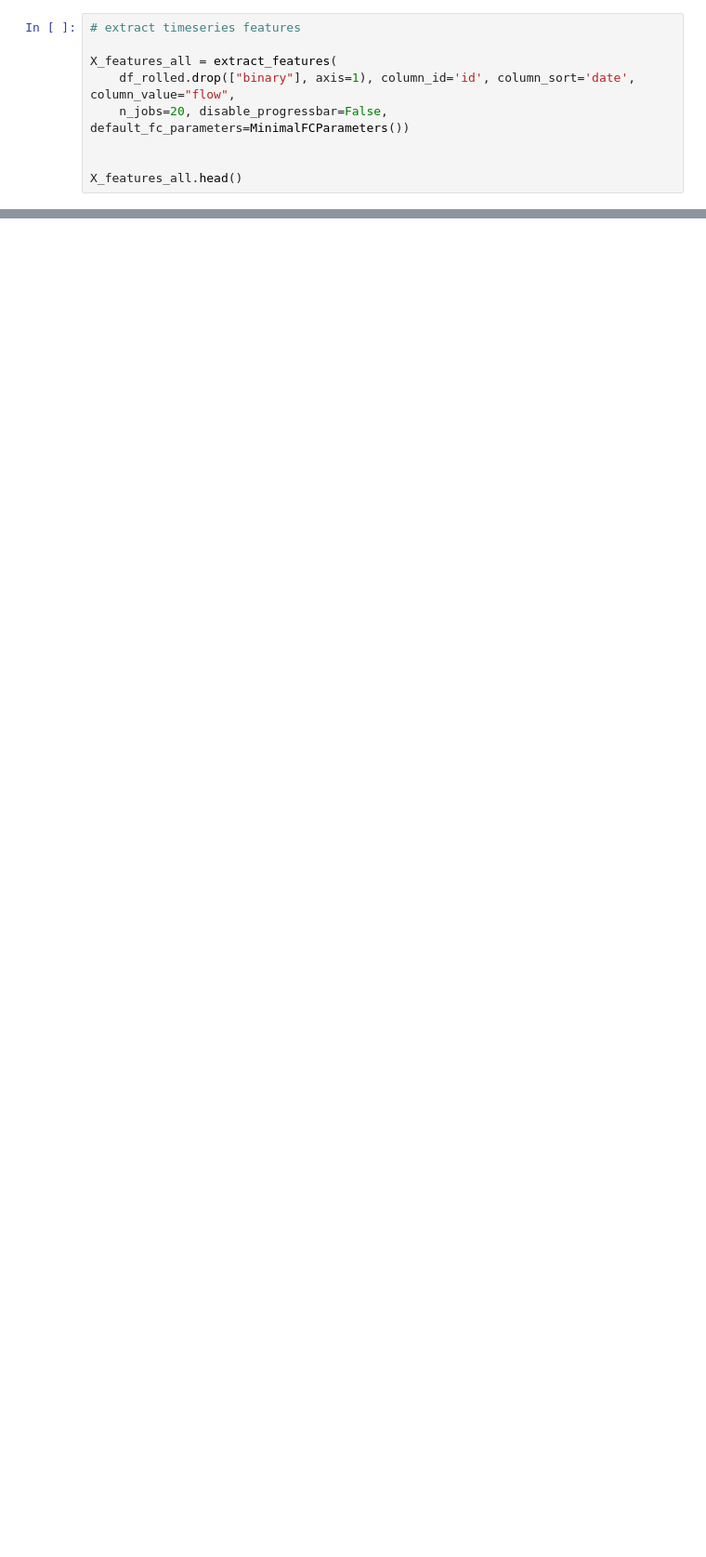
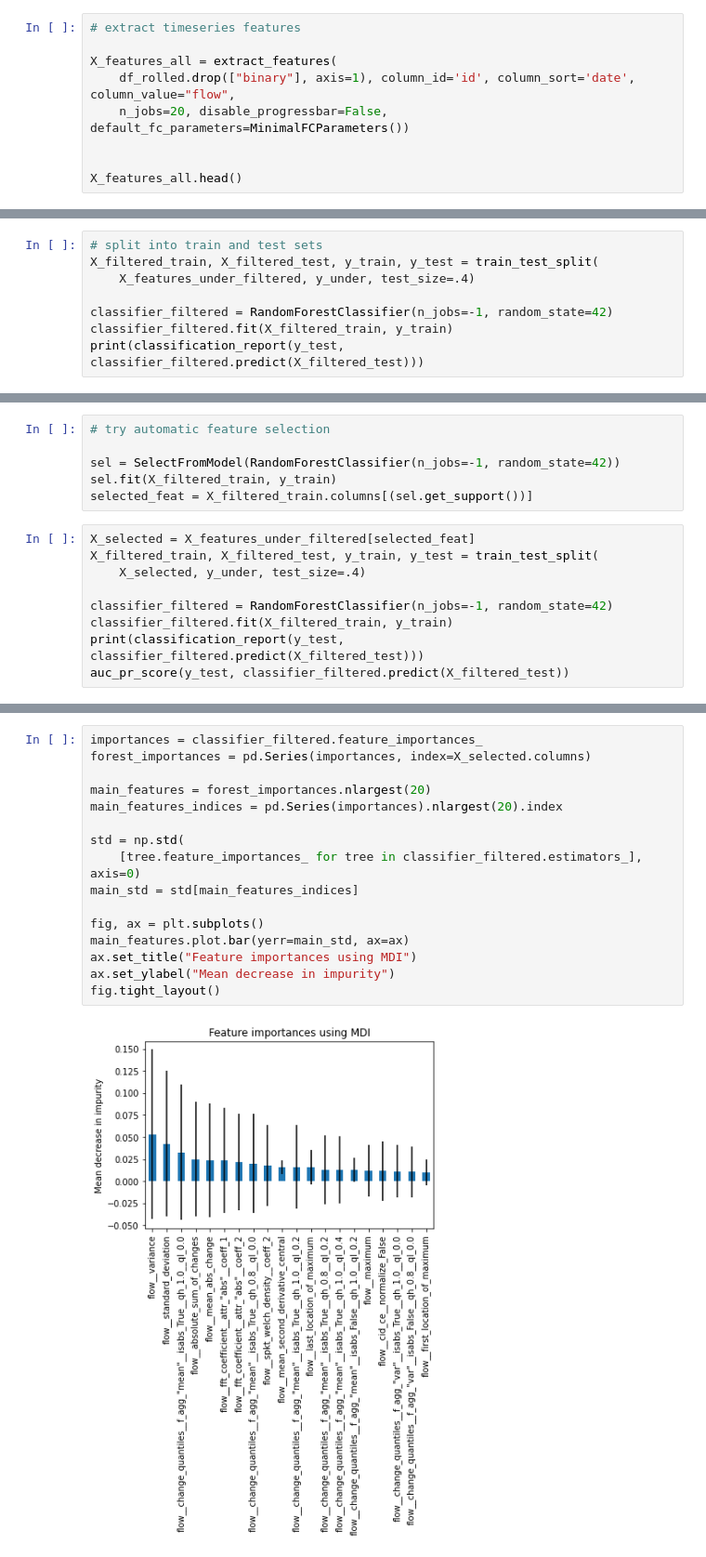
Before and after one commit to cbaggini/extreme-snowmelt-forecast, a Jupyter notebook: extreme-snowmelt-ts-params.ipynb, the cells around one changed output, grey strips where cells are left out. Shown at 93% size. Saved outputs shown, nothing was run; the diff lists cells and outputs as text; blank space fills up the shorter version.

Commit message:
Added pcs and feature selection

```diff
--- a/extreme-snowmelt-ts-params.ipynb
+++ b/extreme-snowmelt-ts-params.ipynb
@@ -84,0 +307,8 @@ y = all_data_clean.set_index("date").sort_index().binary.shift(-1)
+# %%
+# split into train and test sets
+X_filtered_train, X_filtered_test, y_train, y_test = train_test_split(
+    X_features_under_filtered, y_under, test_size=.4)
+
+classifier_filtered = RandomForestClassifier(n_jobs=-1, random_state=42)
+classifier_filtered.fit(X_filtered_train, y_train)
+print(classification_report(y_test, classifier_filtered.predict(X_filtered_test)))
@@ -84,0 +328,15 @@ y = all_data_clean.set_index("date").sort_index().binary.shift(-1)
+# %%
+# try automatic feature selection
+
+sel = SelectFromModel(RandomForestClassifier(n_jobs=-1, random_state=42))
+sel.fit(X_filtered_train, y_train)
+selected_feat = X_filtered_train.columns[(sel.get_support())]
+# %%
+X_selected = X_features_under_filtered[selected_feat]
+X_filtered_train, X_filtered_test, y_train, y_test = train_test_split(
+    X_selected, y_under, test_size=.4)
+
+classifier_filtered = RandomForestClassifier(n_jobs=-1, random_state=42)
+classifier_filtered.fit(X_filtered_train, y_train)
+print(classification_report(y_test, classifier_filtered.predict(X_filtered_test)))
+auc_pr_score(y_test, classifier_filtered.predict(X_filtered_test))
@@ -84,0 +353,18 @@ y = all_data_clean.set_index("date").sort_index().binary.shift(-1)
+# %%
+importances = classifier_filtered.feature_importances_
+forest_importances = pd.Series(importances, index=X_selected.columns)
+
+main_features = forest_importances.nlargest(20)
+main_features_indices = pd.Series(importances).nlargest(20).index
+
+std = np.std(
+    [tree.feature_importances_ for tree in classifier_filtered.estimators_], axis=0)
+main_std = std[main_features_indices]
+
+fig, ax = plt.subplots()
+main_features.plot.bar(yerr=main_std, ax=ax)
+ax.set_title("Feature importances using MDI")
+ax.set_ylabel("Mean decrease in impurity")
+fig.tight_layout()
+# %% [output]
+[figure, added]
```
Also changed, not shown: parts of 59 cells of this notebook, 1 other file.
